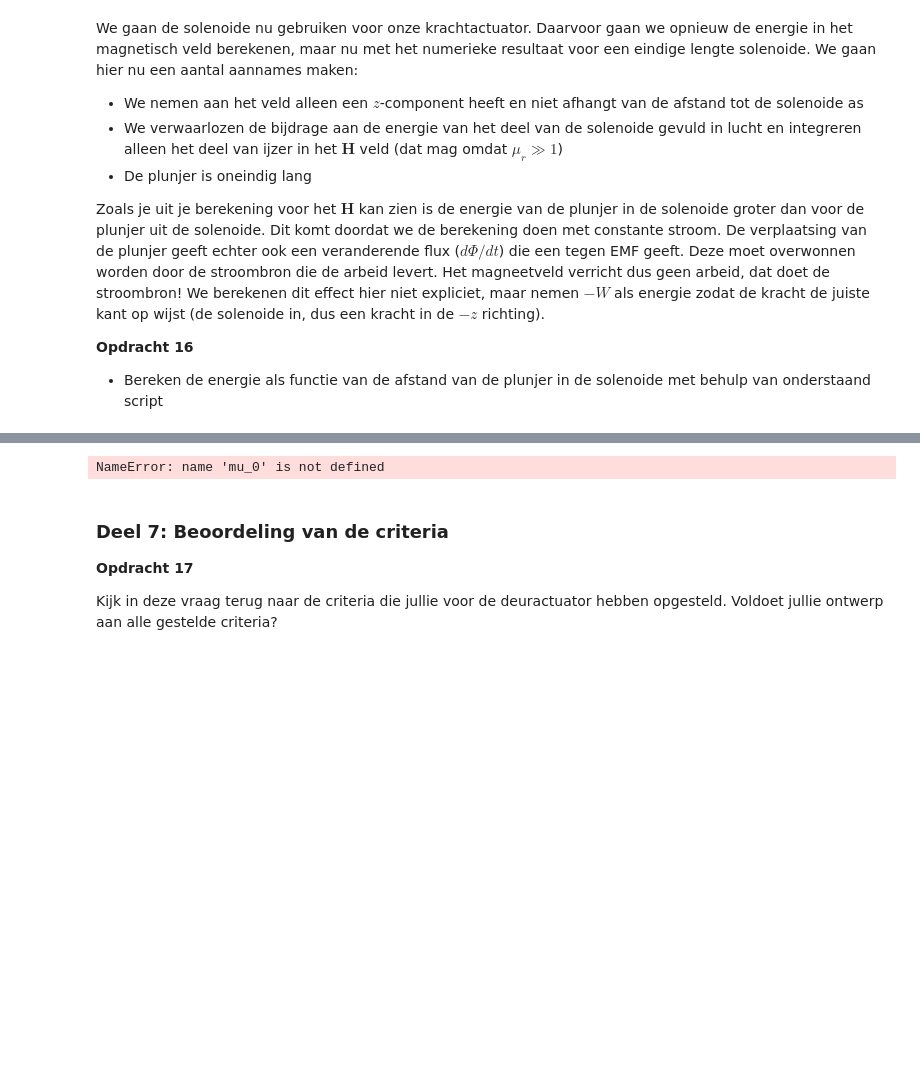
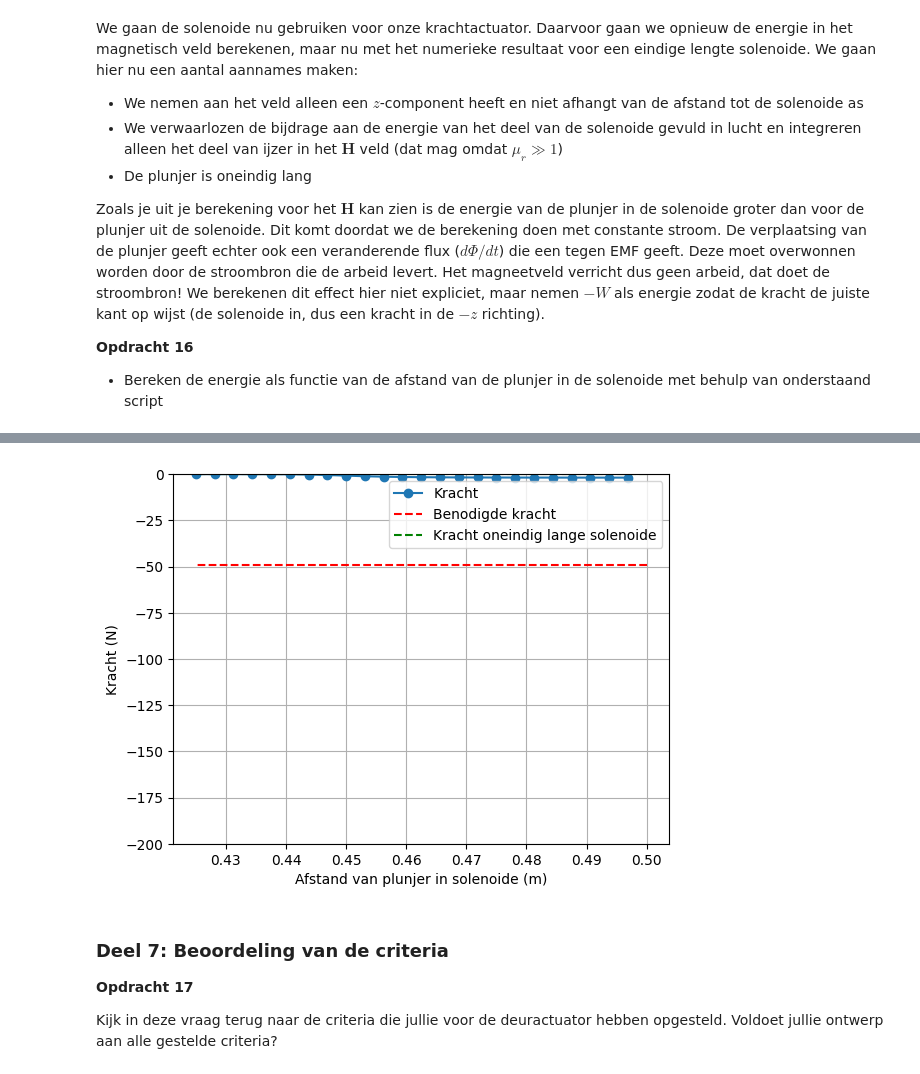
Before and after one commit to tkijlstra/mijn-opdrachten-DEF-D, a Jupyter notebook: 2KrachtactuatorOpdracht/2KrachtactuatorOpdracht/KrachtactuatorOpdracht.ipynb, the cells around one changed output, grey strips where cells are left out. Saved outputs shown, nothing was run; the diff lists cells and outputs as text; code cells hidden in the pictures; blank space fills up the shorter version.

```diff
--- a/2KrachtactuatorOpdracht/2KrachtactuatorOpdracht/KrachtactuatorOpdracht.ipynb
+++ b/2KrachtactuatorOpdracht/2KrachtactuatorOpdracht/KrachtactuatorOpdracht.ipynb
@@ -749,15 +771,16 @@ NameError: name 'r_s' is not defined
 # %%
-force_analytical = -mu_0*mu_r*np.pi*r_s**2*aantal_omwent**2*I**2/2/L_s**2 # Kracht uitrekenen numeriek
+force_analytical = -mu_0*mu_r*np.pi*r_sol**2*aantal_omwentelingen**2*I**2/(2*L_s**2) # Kracht uitrekenen numeriek
 force_numerical=np.diff(Wz, n=1, append=[0])/(z_ax[1] - z_ax[0]) # Kracht uitrekenen
 
 # Plotting the results
 plt.plot(L_s/2 - z_ax, np.flipud(force_numerical), '-o', label='Kracht')
 plt.plot(L_s/2 - z_ax, (-5*9.8)*np.ones(n_ax), '--r', label='Benodigde kracht')
 plt.plot(L_s/2 - z_ax, force_analytical*np.ones(n_ax), '--g', label='Kracht oneindig lange solenoide')
 plt.xlabel('Afstand van plunjer in solenoide (m)'), plt.ylabel('Kracht (N)'), plt.grid(), plt.legend()
 plt.ylim([-200, 0])
+plt.show()
 # %% [output]
-NameError: name 'mu_0' is not defined
+[figure, added]
 # %% [markdown]
 ### Deel 7: Beoordeling van de criteria
 **Opdracht 17**
```
Also changed, not shown: parts of 3 cells of this notebook.
